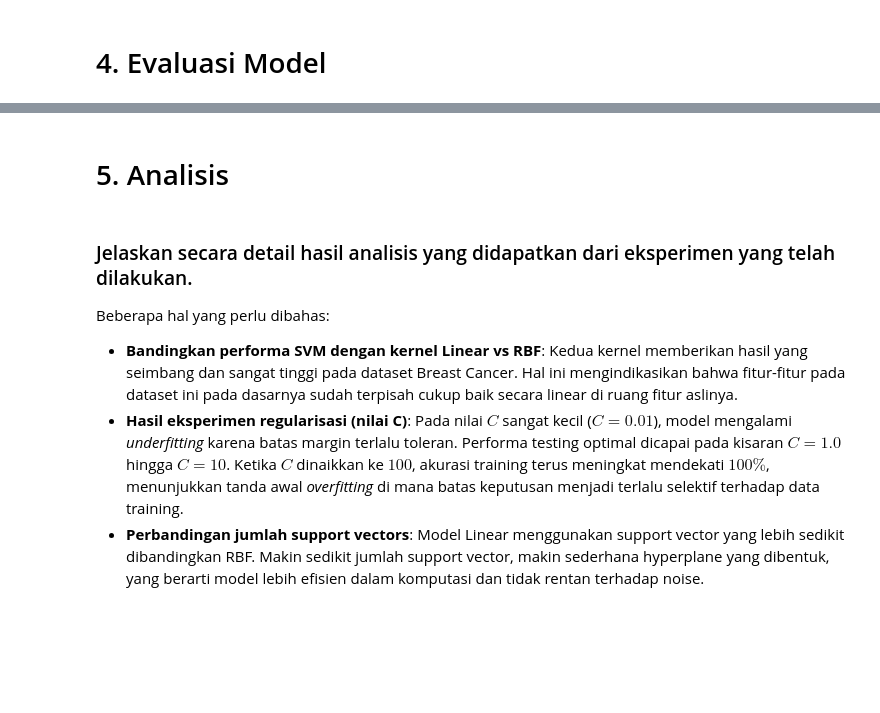
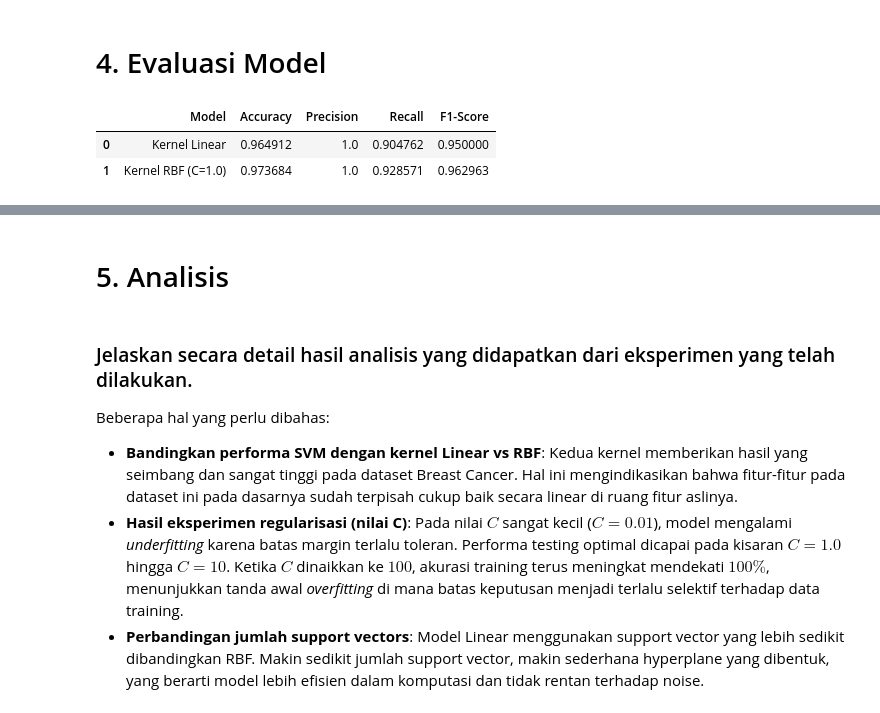
Before and after one commit to catherineapriliaharlina/praktikum-machine-learning, a Jupyter notebook: SVM/SVM_5054251012.ipynb, the cells around one changed output, grey strips where cells are left out. Cells and saved outputs as stored; diff of their text form; code cells hidden in the pictures; blank space fills up the shorter version.

```diff
--- a/SVM/SVM_5054251012.ipynb
+++ b/SVM/SVM_5054251012.ipynb
@@ -102,17 +156,22 @@ plt.show()
 # %%
 def eval_metrics(y_true, y_pred, name):
     return {
         'Model': name,
         'Accuracy': accuracy_score(y_true, y_pred),
-        'Precision': precision_score(y_true, y_pred),
-        'Recall': recall_score(y_true, y_pred),
-        'F1-Score': f1_score(y_true, y_pred)
+        'Precision': precision_score(y_true, y_pred, pos_label='M'),
+        'Recall': recall_score(y_true, y_pred, pos_label='M'),
+        'F1-Score': f1_score(y_true, y_pred, pos_label='M')
     }
+
 df_eval = pd.DataFrame([
     eval_metrics(y_test, y_pred_linear, 'Kernel Linear'),
     eval_metrics(y_test, y_pred_rbf, 'Kernel RBF (C=1.0)')
 ])
 display(df_eval)
+# %% [output]
+|  | Model | Accuracy | Precision | Recall | F1-Score |
+| 0 | Kernel Linear | 0.964912 | 1.0 | 0.904762 | 0.950000 |
+| 1 | Kernel RBF (C=1.0) | 0.973684 | 1.0 | 0.928571 | 0.962963 |
 # %%
 fig, axes = plt.subplots(1, 2, figsize=(9, 3.5))
 sns.heatmap(confusion_matrix(y_test, y_pred_linear), annot=True, fmt='d', cmap='Blues', ax=axes[0])
```
Also changed, not shown: parts of 9 cells of this notebook.
